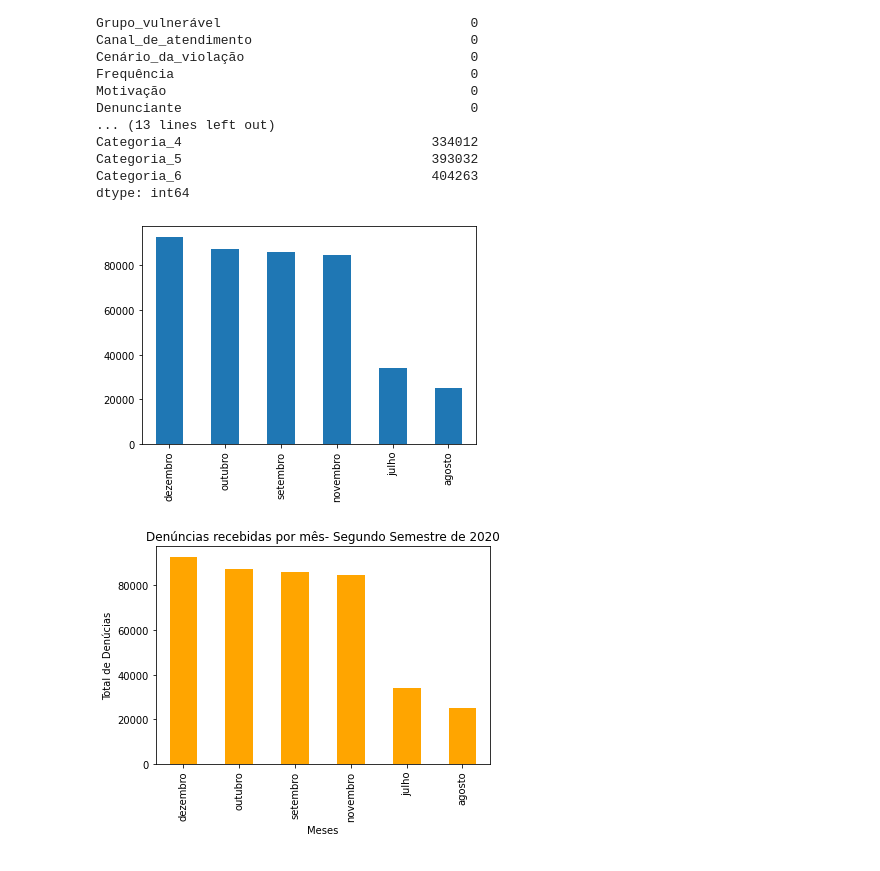
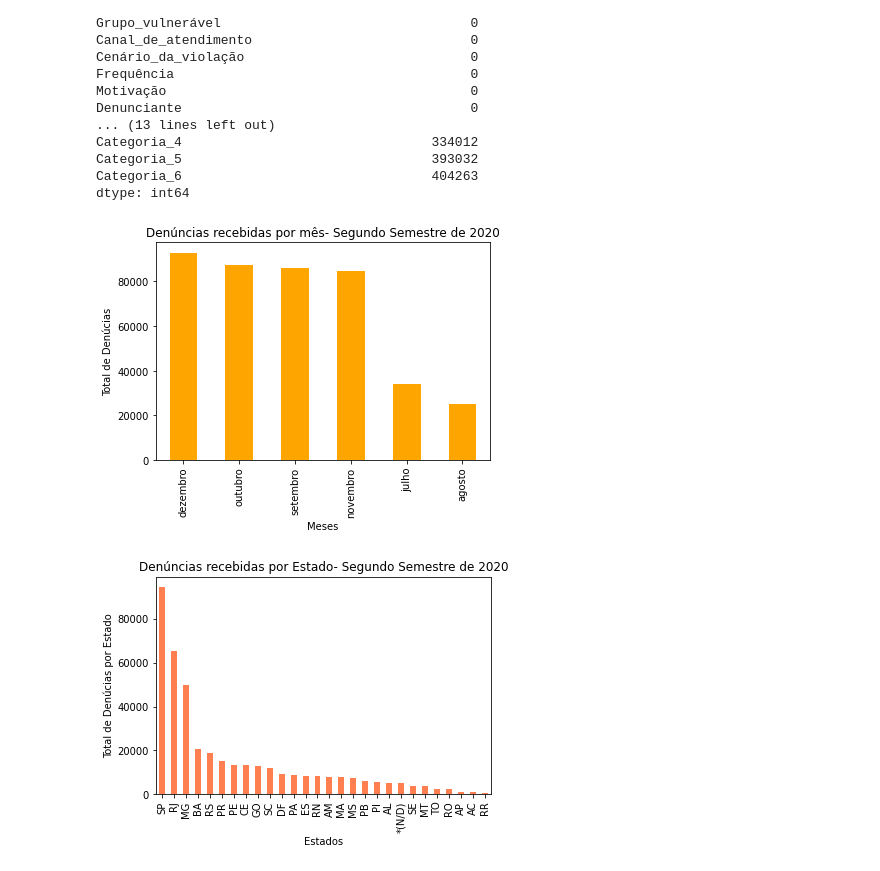
Before and after one commit to filledeoya9/Analise-dos-Dados-das-denuncias-de-violacao-de-direitos-humanos-e-violencia-contra-a-mulher-, a Jupyter notebook: Analise_dos_Dados_das_denuncias_de_violacao_de_direitos_humanos_e_violencia_contra_a_mulher.ipynb, the cells around one changed output. Drawn from its saved outputs; the diff is of its cells as text; code cells hidden in the pictures.

```diff
--- a/Analise_dos_Dados_das_denuncias_de_violacao_de_direitos_humanos_e_violencia_contra_a_mulher.ipynb
+++ b/Analise_dos_Dados_das_denuncias_de_violacao_de_direitos_humanos_e_violencia_contra_a_mulher.ipynb
@@ -77,13 +77,15 @@ dtype: int64
 #dados referentes as denúncias recibidas pela Ouvidoria Nacional
 #de Direitos Humanos – ONDH, de acordo com cada mês
 
-df['Mês'].value_counts(ascending=False).plot.bar();
+import matplotlib.pyplot as plt
+df['Mês'].value_counts().plot.bar(title="Denúncias recebidas por mês- Segundo Semestre de 2020", color="orange");
+plt.ylabel ("Total de Denúcias");
+plt.xlabel ("Meses");
 # %% [output]
-[figure, old version]
+[figure, new version]
 # %%
-import matplotlib.pyplot as plt
-df['Mês'].value_counts().plot.bar(title="Denúncias recebidas por mês- Segundo Semestre de 2020", color="orange");
-plt.ylabel ("Total de Denúcias");
-plt.xlabel ("Meses");
+df['UF'].value_counts().plot.bar(title="Denúncias recebidas por Estado- Segundo Semestre de 2020", color="coral");
+plt.ylabel ("Total de Denúcias por Estado");
+plt.xlabel ("Estados");
 # %% [output]
-[figure, old version]
+[figure, new version]
```
Also changed, not shown: parts of 2 cells of this notebook.
